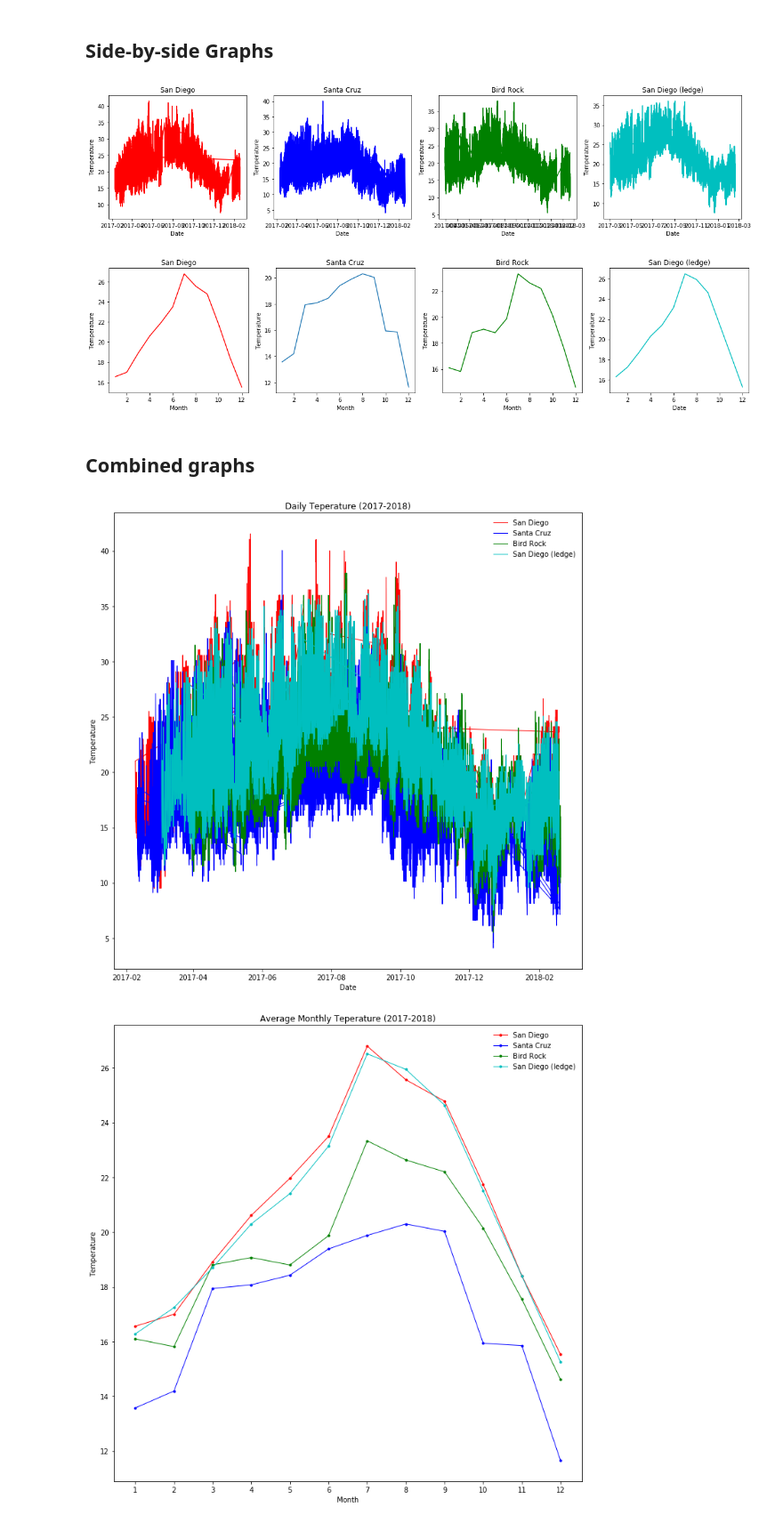
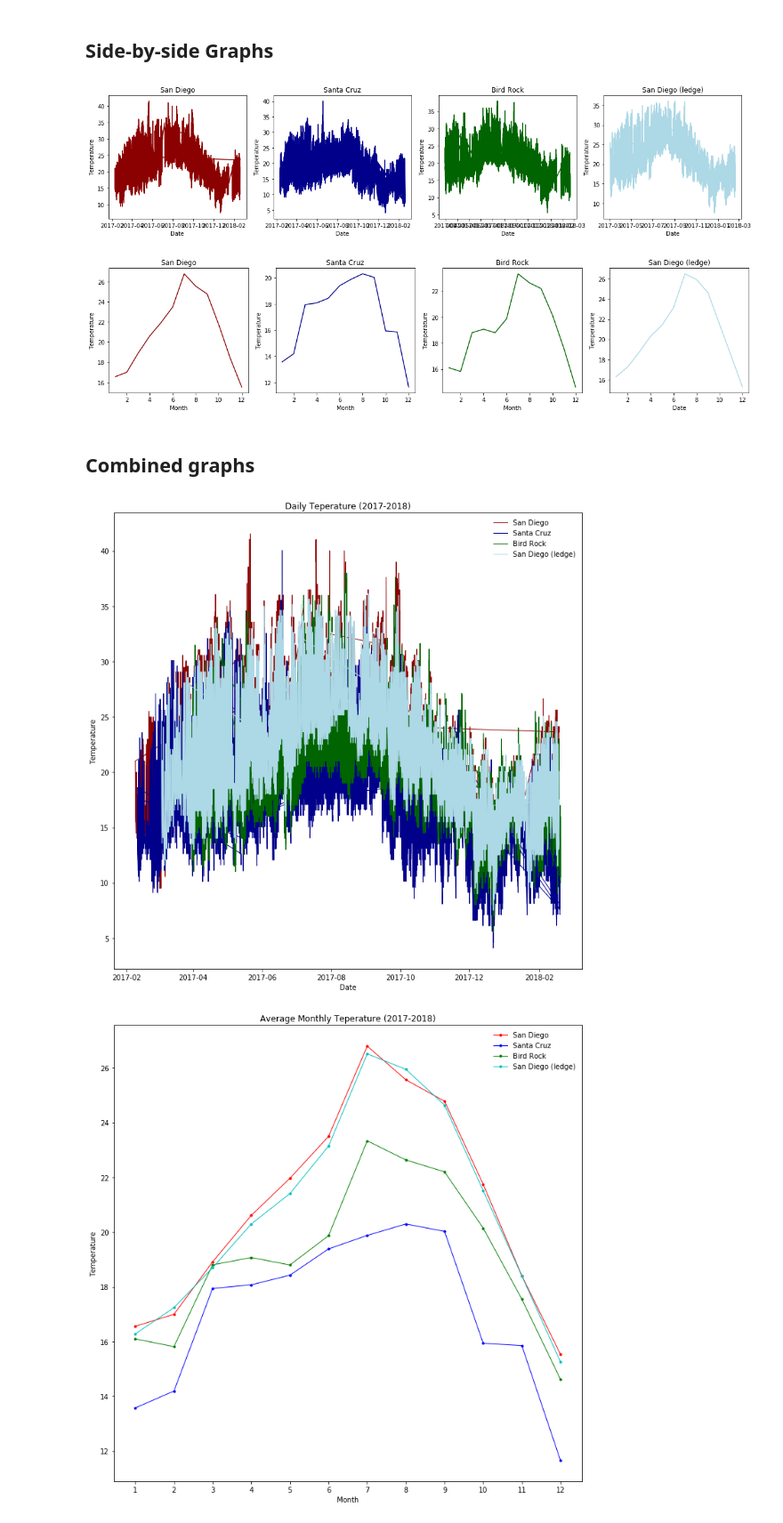
Before and after one commit to gbatzel/sio209_project, a Jupyter notebook: code/graphs.ipynb, the cells around one changed output. Shown: that part at 89% size. Cells and saved outputs as stored; diff of their text form; code cells hidden in the pictures.

```diff
--- a/code/graphs.ipynb
+++ b/code/graphs.ipynb
@@ -38,53 +38,53 @@ df4_mean = df4.groupby(['MONTH'], as_index=False).mean()
 # %%
 fig, axes = plt.subplots(nrows=1, ncols=4, figsize=(20,4))
 
-axes[0].plot(df['Date'], df['Temp'], 'r')
+axes[0].plot(df['Date'], df['Temp'], 'darkred')
 axes[0].set_xlabel('Date')
 axes[0].set_ylabel('Temperature')
 axes[0].set_title('San Diego')
 
-axes[1].plot(df2['Date'], df2['Temp'], 'b')
+axes[1].plot(df2['Date'], df2['Temp'], 'darkblue')
 axes[1].set_xlabel('Date')
 axes[1].set_ylabel('Temperature')
 axes[1].set_title('Santa Cruz')
 
-axes[2].plot(df3['Date'], df3['Temp'], 'g')
+axes[2].plot(df3['Date'], df3['Temp'], 'darkgreen')
 axes[2].set_xlabel('Date')
 axes[2].set_ylabel('Temperature')
 axes[2].set_title('Bird Rock')
 
-axes[3].plot(df4['Date'], df4['Temp'], 'c')
+axes[3].plot(df4['Date'], df4['Temp'], 'lightblue')
 axes[3].set_xlabel('Date')
 axes[3].set_ylabel('Temperature')
 axes[3].set_title('San Diego (ledge)');
 # %% [output]
-[figure, old version]
+[figure, new version]
 # %%
 fig.savefig('../figures/daily_sidebyside.png', dpi=300)
 # %%
 fig, axes = plt.subplots(nrows=1, ncols=4, figsize=(20,4))
 
-axes[0].plot(df_mean.MONTH, df_mean.Temp, 'r')
+axes[0].plot(df_mean.MONTH, df_mean.Temp, 'darkred')
 axes[0].set_xlabel('Month')
 axes[0].set_ylabel('Temperature')
 axes[0].set_title('San Diego')
 
-axes[1].plot(df2_mean.MONTH, df2_mean.Temp)
+axes[1].plot(df2_mean.MONTH, df2_mean.Temp, 'darkblue')
 axes[1].set_xlabel('Month')
 axes[1].set_ylabel('Temperature')
 axes[1].set_title('Santa Cruz')
 
-axes[2].plot(df3_mean.MONTH, df3_mean.Temp, 'g')
+axes[2].plot(df3_mean.MONTH, df3_mean.Temp, 'darkgreen')
 axes[2].set_xlabel('Month')
 axes[2].set_ylabel('Temperature')
 axes[2].set_title('Bird Rock')
 
-axes[3].plot(df4_mean.MONTH, df4_mean.Temp, 'c')
+axes[3].plot(df4_mean.MONTH, df4_mean.Temp, 'lightblue')
 axes[3].set_xlabel('Date')
 axes[3].set_ylabel('Temperature')
 axes[3].set_title('San Diego (ledge)');
 # %% [output]
-[figure, old version]
+[figure, new version]
 # %%
 fig.savefig('../figures/side_by_side.png', dpi=300)
 # %% [markdown]
@@ -92,16 +92,16 @@ fig.savefig('../figures/side_by_side.png', dpi=300)
 # %%
 fig, ax = plt.subplots(figsize=(12,12))
 
-ax.plot(df['Date'], df['Temp'], 'r', lw=1, label="San Diego")
-ax.plot(df2['Date'], df2['Temp'], 'b', lw=1, label="Santa Cruz")
-ax.plot(df3['Date'], df3['Temp'], 'g', lw=1, label="Bird Rock")
-ax.plot(df4['Date'], df4['Temp'], 'c', lw=1, label="San Diego (ledge)")
+ax.plot(df['Date'], df['Temp'], 'darkred', lw=1, label="San Diego")
+ax.plot(df2['Date'], df2['Temp'], 'darkblue', lw=1, label="Santa Cruz")
+ax.plot(df3['Date'], df3['Temp'], 'darkgreen', lw=1, label="Bird Rock")
+ax.plot(df4['Date'], df4['Temp'], 'lightblue', lw=1, label="San Diego (ledge)")
 ax.legend(loc=1, frameon=False); # upper left corner, no frame
 ax.set_xlabel('Date')
 ax.set_ylabel('Temperature')
 ax.set_title('Daily Teperature (2017-2018)');
 # %% [output]
-[figure, old version]
+[figure, new version]
 # %%
 fig.savefig('../figures/daily_temp.png', dpi=300)
 # %%
```
Also changed, not shown: parts of 1 cell of this notebook, 7 other files.
